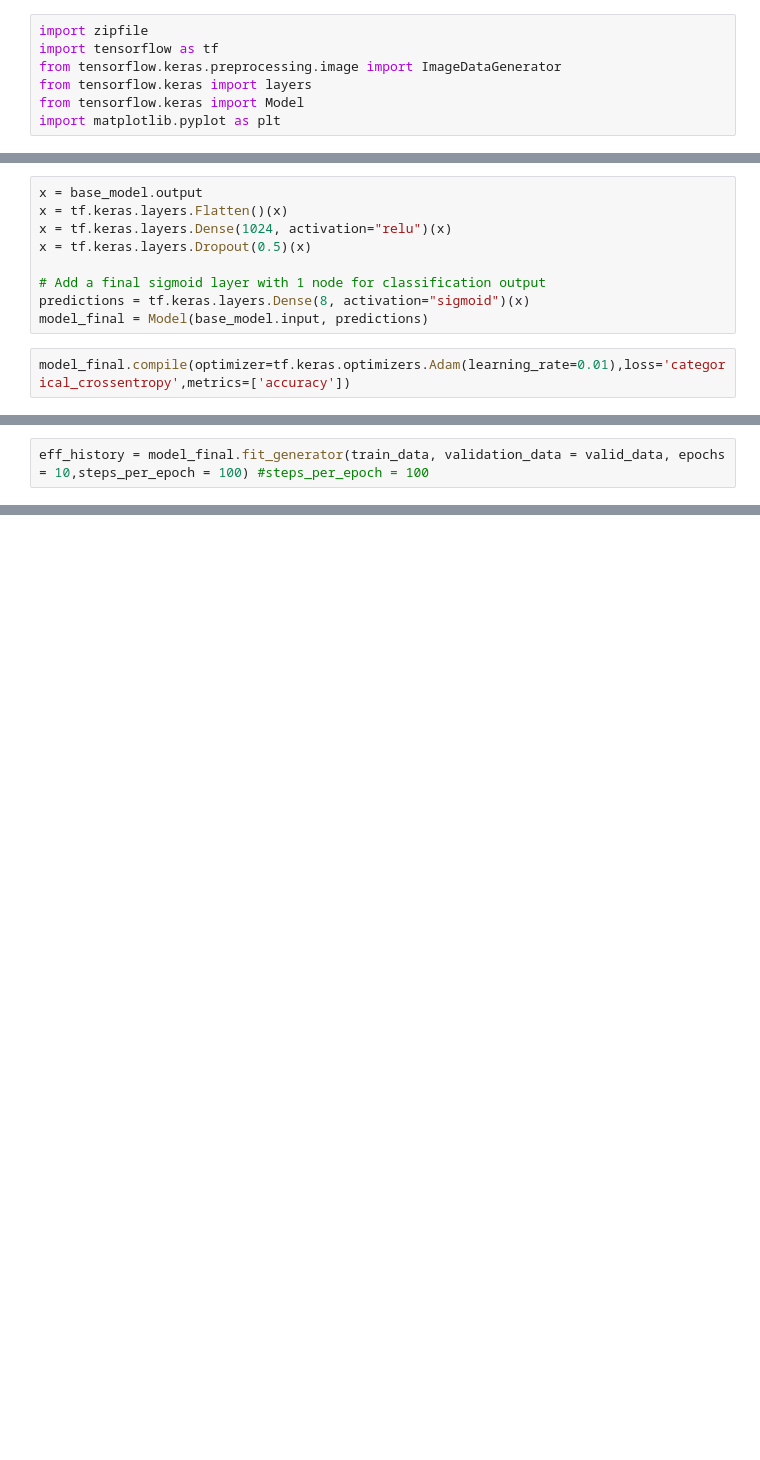
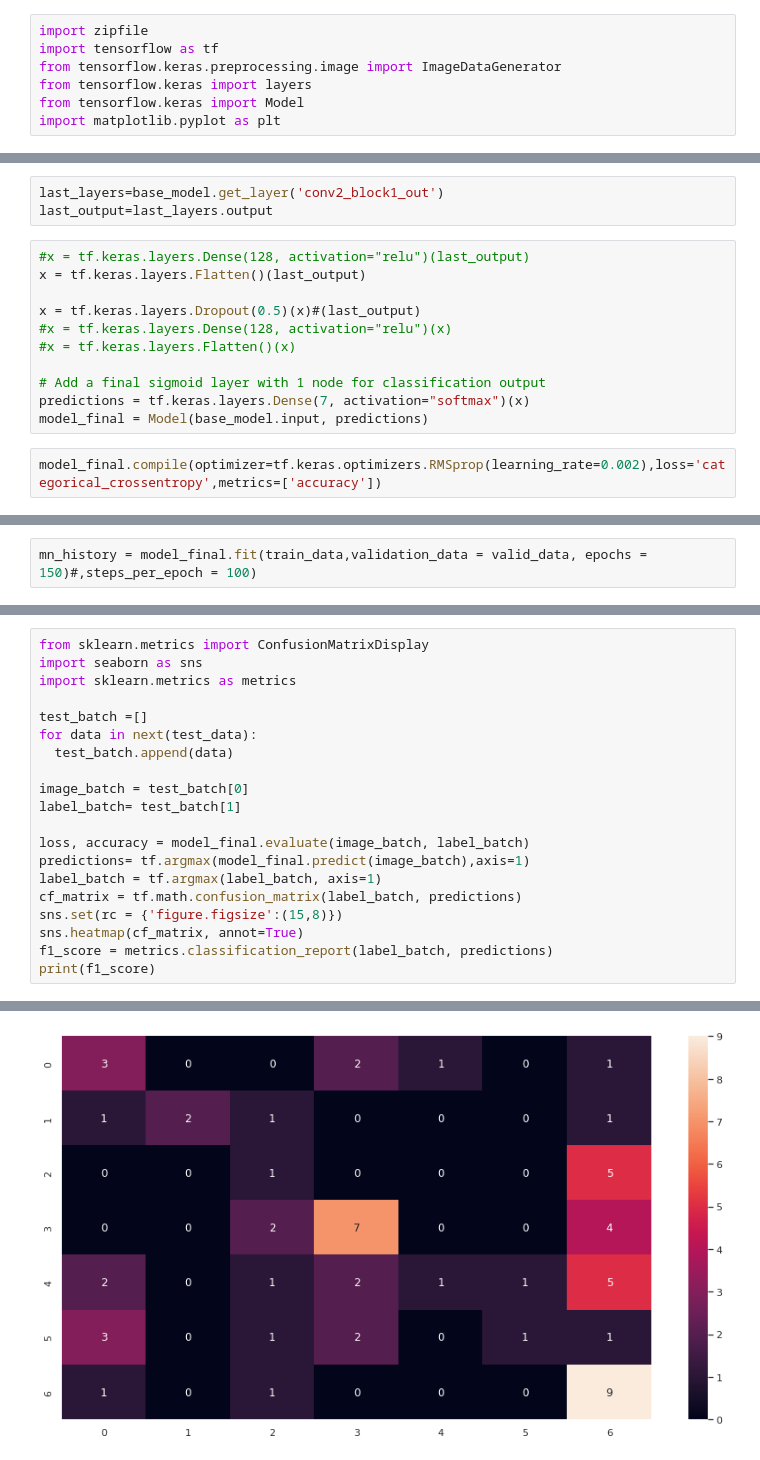
Before and after one commit to Mel-Z/Motors-On-Stress-Off, a Jupyter notebook: FinalProject.ipynb, the cells around one changed output, grey strips where cells are left out. Saved outputs shown, nothing was run; the diff lists cells and outputs as text; blank space fills up the shorter version.

```diff
--- a/FinalProject.ipynb
+++ b/FinalProject.ipynb
@@ -200,11 +246,16 @@ for layer in base_model.layers:
+# %%
+last_layers=base_model.get_layer('conv2_block1_out')
+last_output=last_layers.output
 # %%
-x = base_model.output
-x = tf.keras.layers.Flatten()(x)
-x = tf.keras.layers.Dense(1024, activation="relu")(x)
-x = tf.keras.layers.Dropout(0.5)(x)
+#x = tf.keras.layers.Dense(128, activation="relu")(last_output)
+x = tf.keras.layers.Flatten()(last_output)
+
+x = tf.keras.layers.Dropout(0.5)(x)#(last_output)
+#x = tf.keras.layers.Dense(128, activation="relu")(x)
+#x = tf.keras.layers.Flatten()(x)
 
 # Add a final sigmoid layer with 1 node for classification output
-predictions = tf.keras.layers.Dense(8, activation="sigmoid")(x)
+predictions = tf.keras.layers.Dense(7, activation="softmax")(x)
 model_final = Model(base_model.input, predictions)
 # %%
-model_final.compile(optimizer=tf.keras.optimizers.Adam(learning_rate=0.01),loss='categorical_crossentropy',metrics=['accuracy'])
+model_final.compile(optimizer=tf.keras.optimizers.RMSprop(learning_rate=0.002),loss='categorical_crossentropy',metrics=['accuracy'])
@@ -211,3 +282,3 @@ model_final.compile(optimizer=tf.keras.optimizers.Adam(learning_rate=0.01),loss=
 # %%
-eff_history = model_final.fit_generator(train_data, validation_data = valid_data, epochs = 10,steps_per_epoch = 100) #steps_per_epoch = 100
+mn_history = model_final.fit(train_data,validation_data = valid_data, epochs = 150)#,steps_per_epoch = 100)
 # %% [output]
@@ -214,0 +310,21 @@ Epoch 1/10
+# %%
+from sklearn.metrics import ConfusionMatrixDisplay
+import seaborn as sns
+import sklearn.metrics as metrics
+
+test_batch =[]
+for data in next(test_data):
+  test_batch.append(data)
+
+image_batch = test_batch[0]
+label_batch= test_batch[1]
+
+loss, accuracy = model_final.evaluate(image_batch, label_batch)
+predictions= tf.argmax(model_final.predict(image_batch),axis=1)
+label_batch = tf.argmax(label_batch, axis=1)
+cf_matrix = tf.math.confusion_matrix(label_batch, predictions)
+sns.set(rc = {'figure.figsize':(15,8)})
+sns.heatmap(cf_matrix, annot=True)
+f1_score = metrics.classification_report(label_batch, predictions)
+print(f1_score)
+# %% [output]
@@ -214,0 +346 @@ Epoch 1/10
+[figure, added]
```
Also changed, not shown: parts of 26 cells of this notebook.
